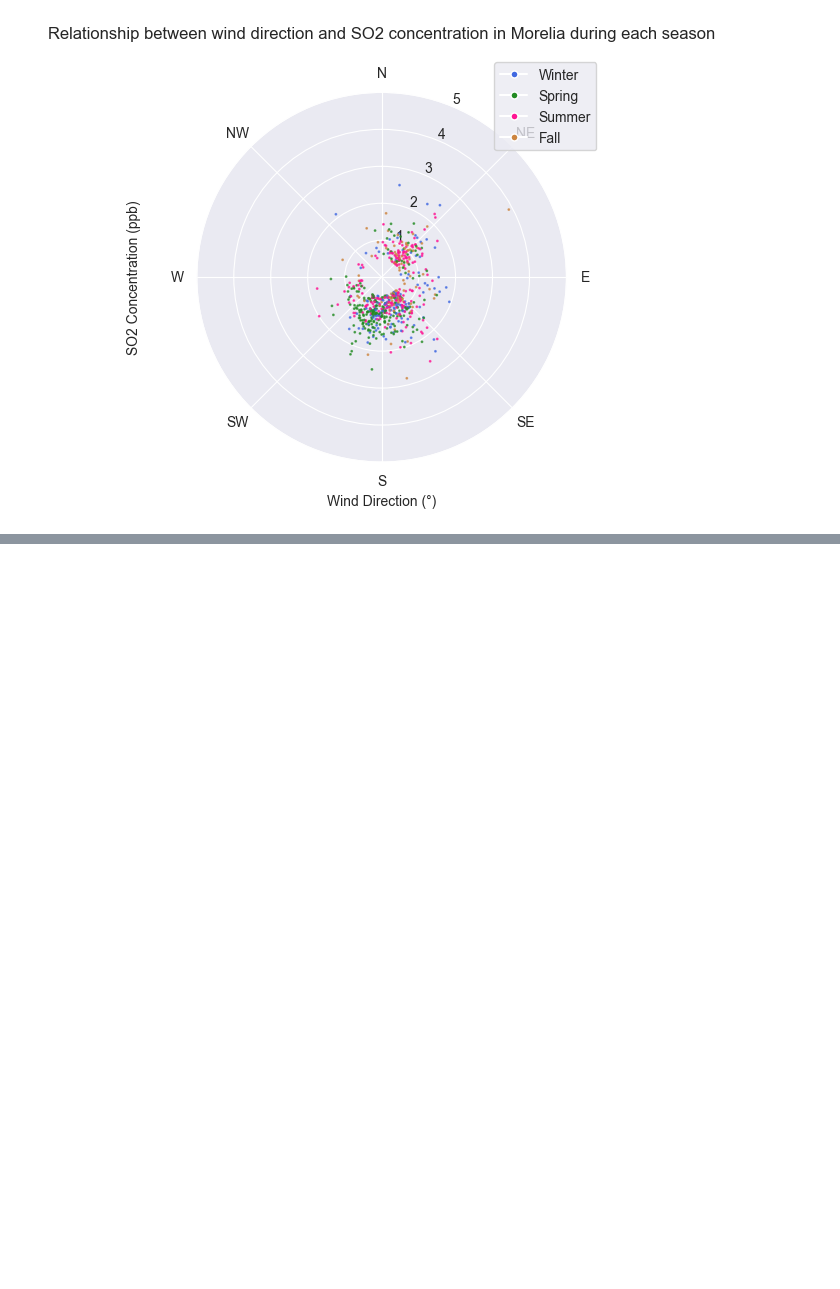
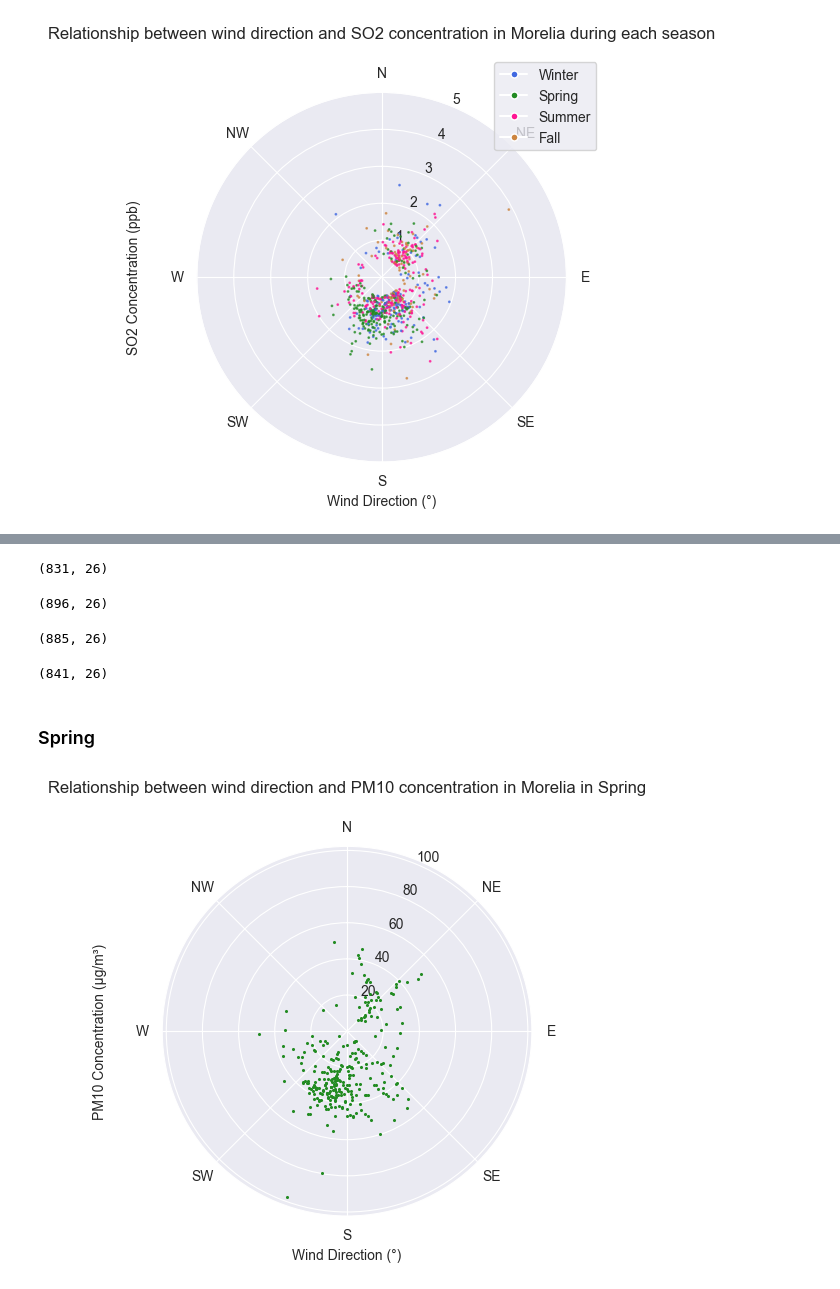
Before and after one commit to arnoldtics/Atmospheric_Data_Insights, a Jupyter notebook: LAIDEA/Records/WindDirectionsTime.ipynb, the cells around one changed output, grey strips where cells are left out. Saved outputs shown, nothing was run; the diff lists cells and outputs as text; code cells hidden in the pictures; blank space fills up the shorter version.

Commit message:
Plots for each variable per season

```diff
--- a/LAIDEA/Records/WindDirectionsTime.ipynb
+++ b/LAIDEA/Records/WindDirectionsTime.ipynb
@@ -442,0 +445,39 @@ plt.show()
+# %%
+dfSpring = dfDay[dfDay["Season"] == "Spring"]
+dfSummer = dfDay[dfDay["Season"] == "Summer"]
+dfFall = dfDay[dfDay["Season"] == "Fall"]
+dfWinter = dfDay[dfDay["Season"] == "Winter"]
+# %%
+dfSpring.shape
+# %% [output]
+(831, 26)
+# %%
+dfSummer.shape
+# %% [output]
+(896, 26)
+# %%
+dfFall.shape
+# %% [output]
+(885, 26)
+# %%
+dfWinter.shape
+# %% [output]
+(841, 26)
+# %% [markdown]
+### Spring
+# %%
+fig, ax = plt.subplots(subplot_kw={'projection':'polar'})
+ax.scatter(dfSpring["WDir_rad"], dfSpring["PM10"], s=1.5, color='forestgreen')
+
+ax.set_theta_zero_location('N')  # 0° en la parte superior
+ax.set_theta_direction(-1)  # Sentido horario
+
+ax.set_title("Relationship between wind direction and PM10 concentration in Morelia in Spring", pad=20)
+ax.set_xlabel("Wind Direction (°)")
+ax.set_ylabel("PM10 Concentration (µg/m³)", labelpad=40)
+ax.set_xticks(np.radians([0, 45, 90, 135, 180, 225, 270, 315]))
+ax.set_xticklabels(['N', 'NE', 'E', 'SE', 'S', 'SW', 'W', 'NW'])
+
+plt.show()
+# %% [output]
+[figure, added]
```
Also changed, not shown: parts of 31 cells of this notebook, 35 other files.
